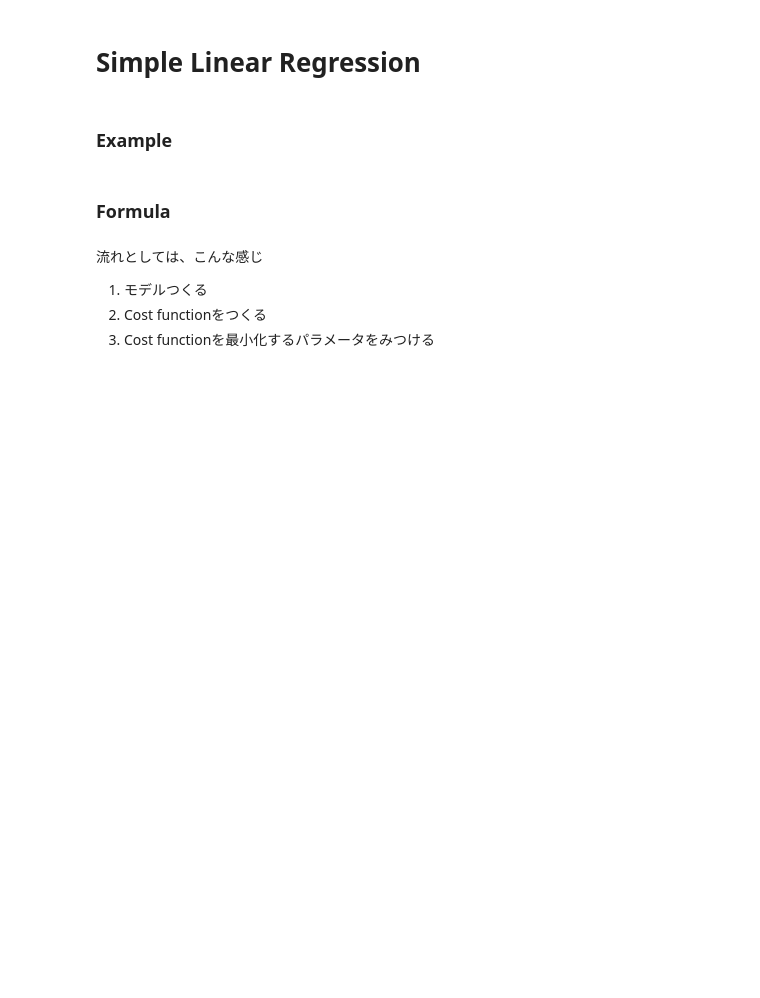
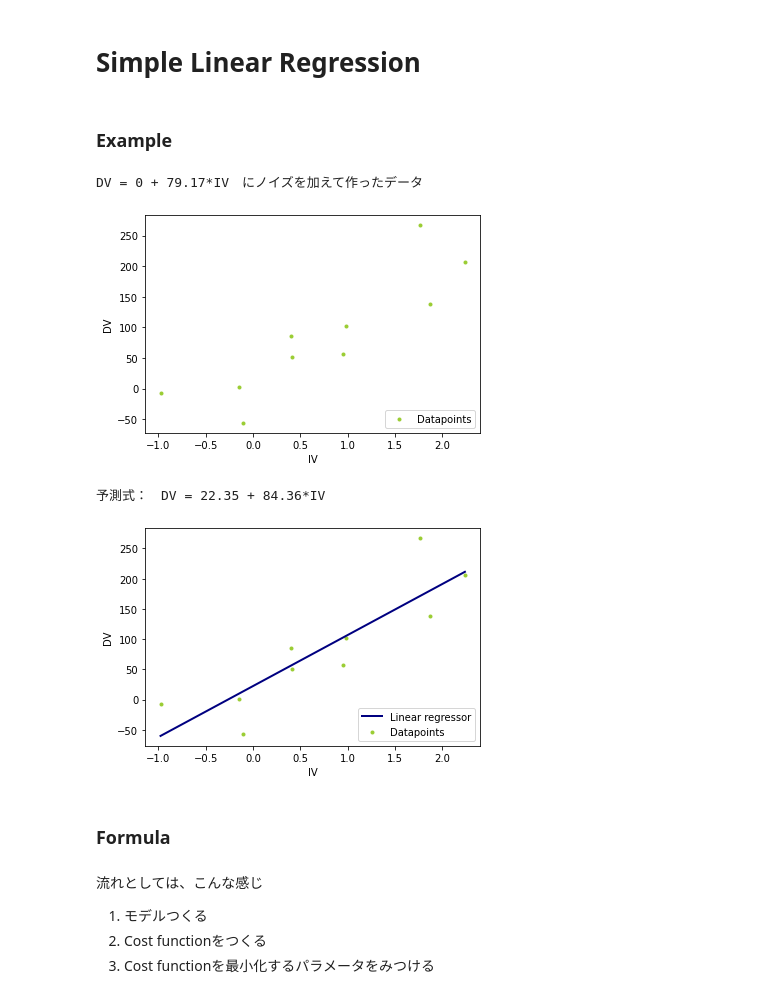
Before and after one commit to kazuki-kikunaga/2023_lecture_hitotsubashi_regression, a Jupyter notebook: Regression_lecture.ipynb, the cells around one changed output. Saved outputs shown, nothing was run; the diff lists cells and outputs as text; code cells hidden in the pictures; blank space fills up the shorter version.

Commit message:
Add figures of simple and multiple regression examples

```diff
--- a/Regression_lecture.ipynb
+++ b/Regression_lecture.ipynb
@@ -79,3 +85,43 @@ X: IV
+# %%
+# サンピルサイズとノイズが予測に与える影響を話したいときは下記を変化させる
+n_samples = 10
+noise_size = 50
+
+X, y, coef = datasets.make_regression(
+    n_samples=n_samples,
+    n_features=1,
+    n_informative=1,
+    bias = 0,
+    noise=noise_size,
+    coef=True,
+    random_state=0
+)
+
+print("DV = 0 + ", round(np.atleast_1d(coef)[0],2), "*IV", "　にノイズを加えて作ったデータ",sep="")
+plt.scatter(X, y, color="yellowgreen", marker=".", label="Datapoints")
+plt.legend(loc="lower right")
+plt.xlabel("IV")
+plt.ylabel("DV")
+plt.show()
+lr = linear_model.LinearRegression()
+lr.fit(X, y)
+print("予測式：　DV = ", round(lr.intercept_, 2), " + ", round(lr.coef_[0], 2), "*IV", sep = "")
+
+
+line_X = np.linspace(X.min(), X.max())[:, np.newaxis]
+line_y = lr.predict(line_X)
+
+plt.scatter(X, y, color="yellowgreen", marker=".", label="Datapoints")
+plt.plot(line_X, line_y, color="navy", linewidth=2, label="Linear regressor")
+plt.legend(loc="lower right")
+plt.xlabel("IV")
+plt.ylabel("DV")
+plt.show()
+# %% [output]
+DV = 0 + 79.17*IV　にノイズを加えて作ったデータ
+[figure, added]
+予測式：　DV = 22.35 + 84.36*IV
+[figure, added]
 # %% [markdown]
 ### Formula
 # %% [markdown]
```
Also changed, not shown: parts of 8 cells of this notebook.
